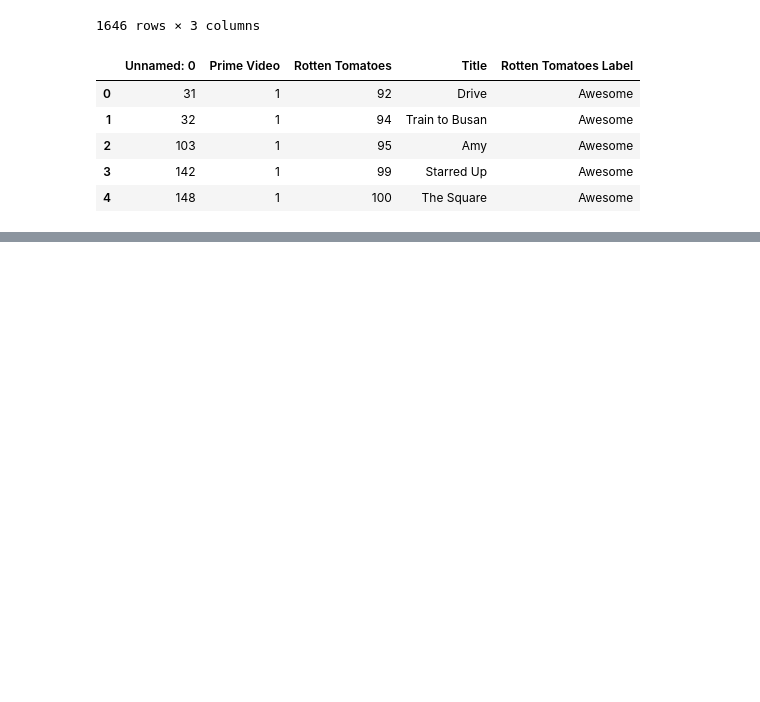
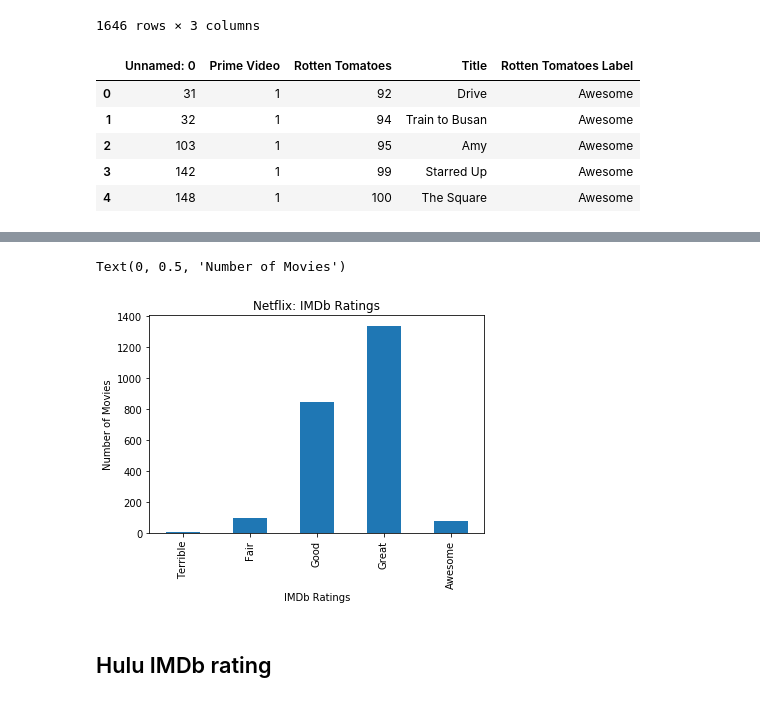
Before and after one commit to CecilyGriffin/MovieStreaming, a Jupyter notebook: Mercy MovieStreaming.ipynb, the cells around one changed output, grey strips where cells are left out. Saved outputs shown, nothing was run; the diff lists cells and outputs as text; code cells hidden in the pictures; blank space fills up the shorter version.

```diff
--- a/Mercy MovieStreaming.ipynb
+++ b/Mercy MovieStreaming.ipynb
@@ -381,0 +380,7 @@ Text(0, 0.5, 'Number of Movies')
+# %%
+IMDbrating = newdata[('IMDb')].sort_values()
+IMDb2 = IMDbrating.dropna(how = 'any')
+IMDbdf = pd.DataFrame(newdata[['Netflix','IMDb', 'Title']])
+IMDbdf.dropna(inplace=True)
+IMDbdf = IMDbdf[IMDbdf.Netflix != 0]
+IMDbdf
@@ -381,0 +431,6 @@ Text(0, 0.5, 'Number of Movies')
+# %%
+bins = [0, 2, 4, 6,8, 10]
+percentages = ["Terrible", "Fair", "Good", "Great", "Awesome"]
+IMDbdf["IMDb Label"] = pd.cut(IMDbdf["IMDb"], bins, labels= percentages, include_lowest=True)
+
+IMDbdf.head()
@@ -381,0 +444,14 @@ Text(0, 0.5, 'Number of Movies')
+# %%
+netflixbarimdb = IMDbdf.groupby("IMDb Label")
+netflixbarimdb2 = netflixbarimdb["Netflix"].count()
+# %%
+netflixbarimdb2.plot.bar()
+
+plt.title("Netflix: IMDb Ratings")
+plt.xlabel("IMDb Ratings")
+plt.ylabel("Number of Movies")
+# %% [output]
+Text(0, 0.5, 'Number of Movies')
+[figure, added]
+# %% [markdown]
+## Hulu IMDb rating
```
Also changed, not shown: parts of 29 cells of this notebook, 4 other files.
